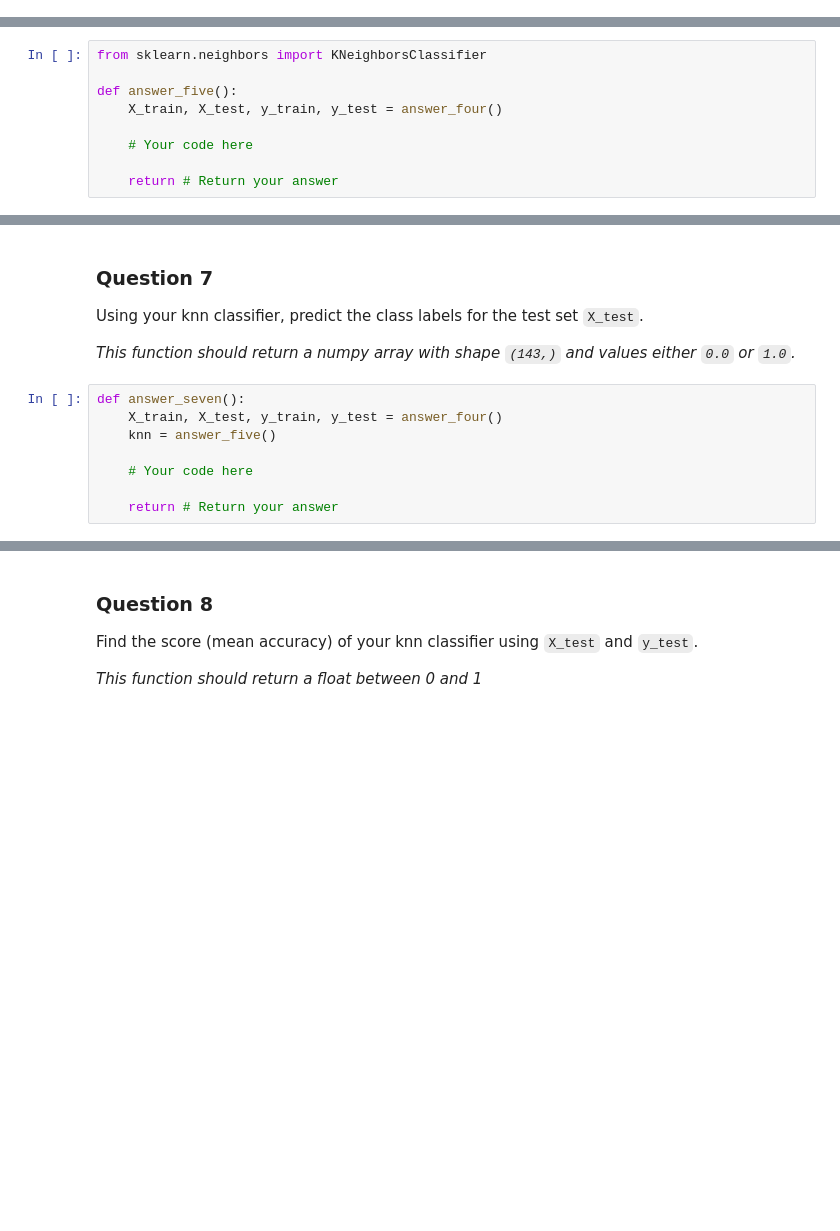
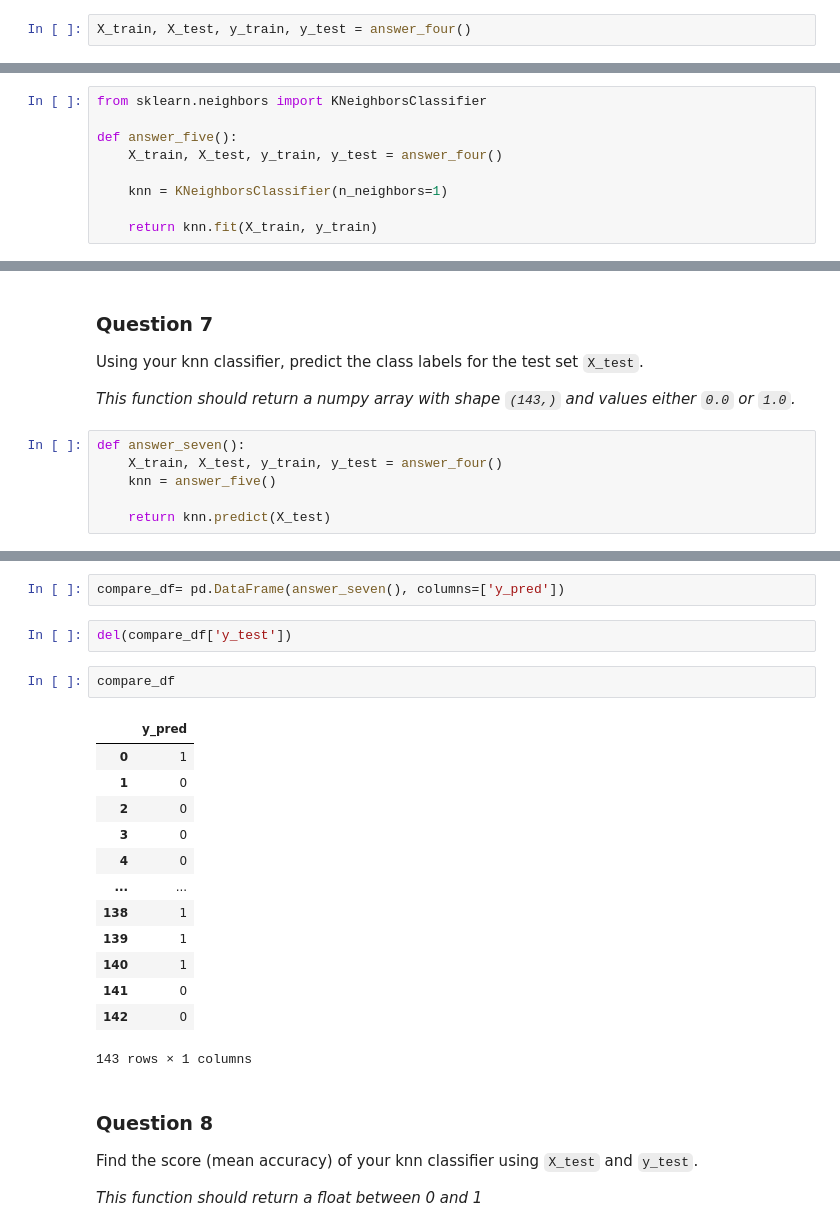
Before and after one commit to fagan2888/NaturalLanguageProcessing-1, a Jupyter notebook: Assignment 1.ipynb, the cells around one changed output, grey strips where cells are left out. Cells and saved outputs as stored; diff of their text form; blank space fills up the shorter version.

```diff
--- a/Assignment 1.ipynb
+++ b/Assignment 1.ipynb
@@ -226,4 +279,6 @@ def answer_four():
     return X_train, X_test, y_train, y_test
+# %%
+X_train, X_test, y_train, y_test = answer_four()
 # %% [markdown]
 ### Question 5
 Using KNeighborsClassifier, fit a k-nearest neighbors (knn) classifier with `X_train`, `y_train` and using one nearest neighbor (`n_neighbors = 1`).
@@ -235,6 +292,6 @@ from sklearn.neighbors import KNeighborsClassifier
 def answer_five():
     X_train, X_test, y_train, y_test = answer_four()
 
-    # Your code here
+    knn = KNeighborsClassifier(n_neighbors=1)
 
-    return # Return your answer
+    return knn.fit(X_train, y_train)
@@ -263,6 +332,4 @@ def answer_seven():
     X_train, X_test, y_train, y_test = answer_four()
     knn = answer_five()
 
-    # Your code here
-
-    return # Return your answer
+    return knn.predict(X_test)
@@ -269,3 +346,23 @@ def answer_seven():
+# %%
+compare_df= pd.DataFrame(answer_seven(), columns=['y_pred'])
+# %%
+del(compare_df['y_test'])
+# %%
+compare_df
+# %% [output]
+|  | y_pred |
+| 0 | 1 |
+| 1 | 0 |
+| 2 | 0 |
+| 3 | 0 |
+| 4 | 0 |
+| ... | ... |
+| 138 | 1 |
+| 139 | 1 |
+| 140 | 1 |
+| 141 | 0 |
+| 142 | 0 |
+143 rows × 1 columns
 # %% [markdown]
 ### Question 8
 Find the score (mean accuracy) of your knn classifier using `X_test` and `y_test`.
```
Also changed, not shown: parts of 16 cells of this notebook.
